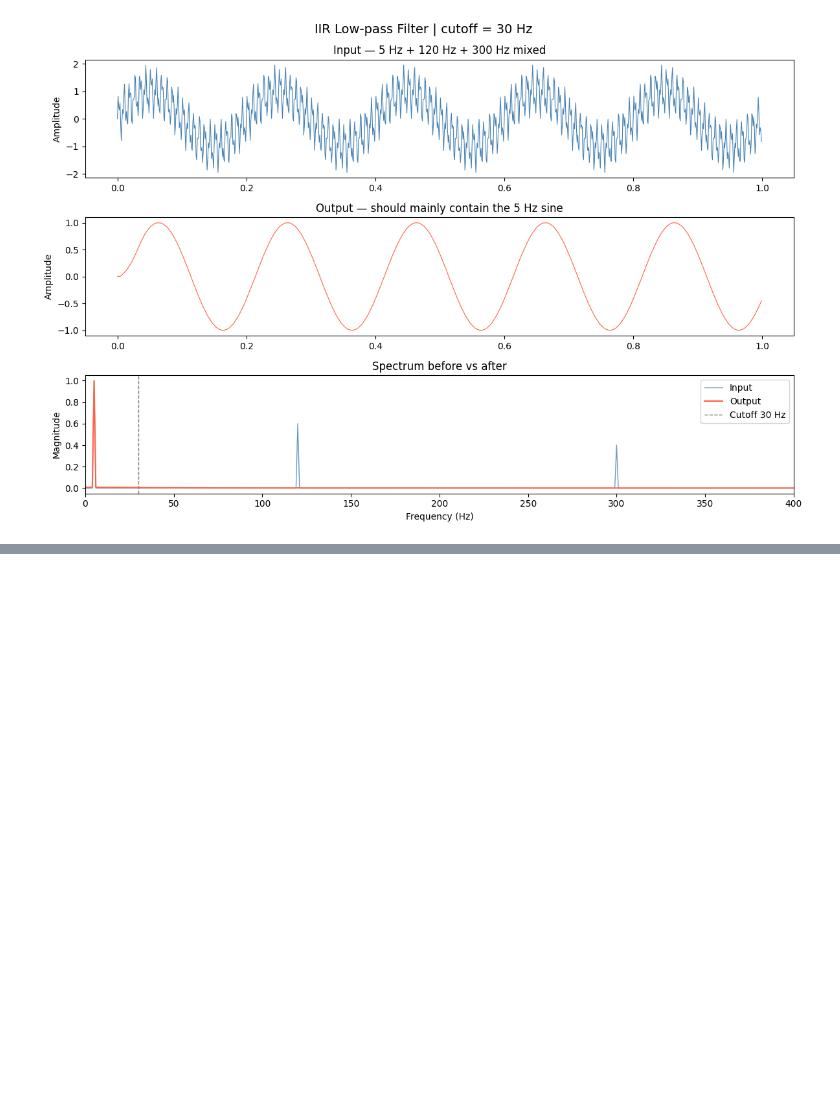
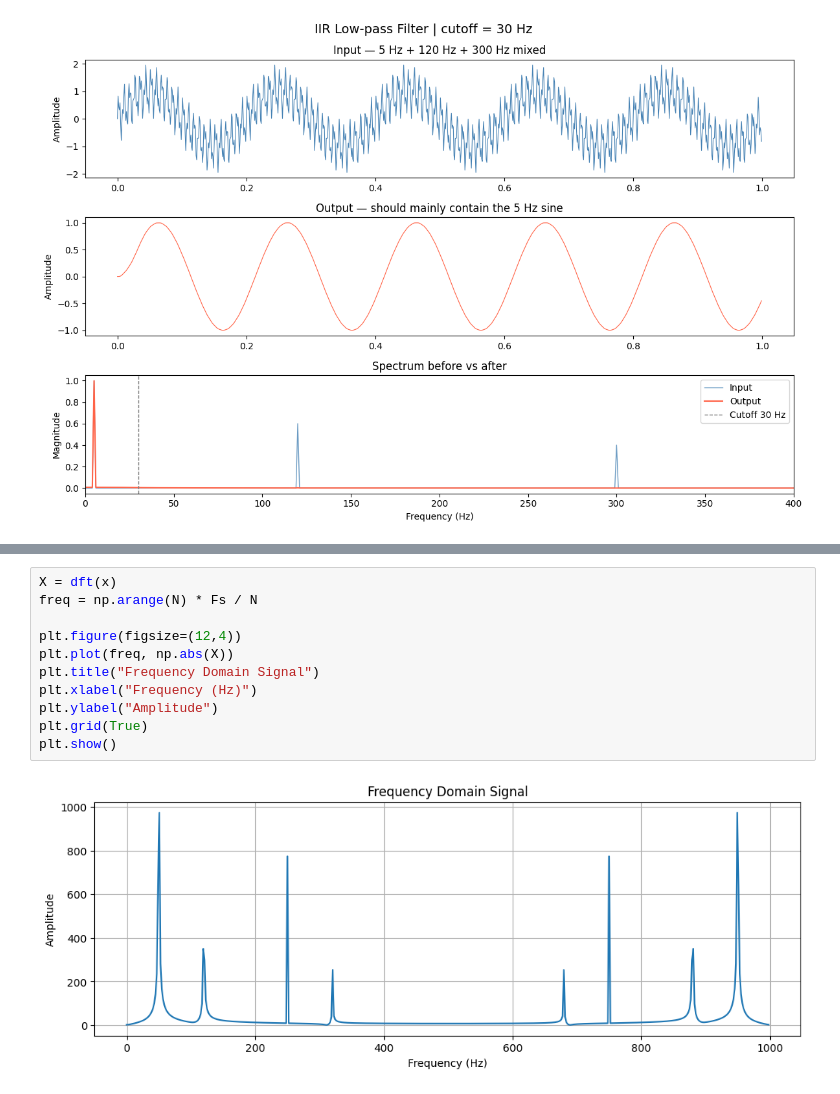
Before and after one commit to monssef12/DSP-with-python, a Jupyter notebook: DSP_Basics.ipynb, the cells around one changed output, grey strips where cells are left out. Saved outputs shown, nothing was run; the diff lists cells and outputs as text; blank space fills up the shorter version.

```diff
--- a/DSP_Basics.ipynb
+++ b/DSP_Basics.ipynb
@@ -260,0 +369,13 @@ plt.show()
+# %%
+X = dft(x)
+freq = np.arange(N) * Fs / N
+
+plt.figure(figsize=(12,4))
+plt.plot(freq, np.abs(X))
+plt.title("Frequency Domain Signal")
+plt.xlabel("Frequency (Hz)")
+plt.ylabel("Amplitude")
+plt.grid(True)
+plt.show()
+# %% [output]
+[figure, added]
```
Also changed, not shown: parts of 12 cells of this notebook.
